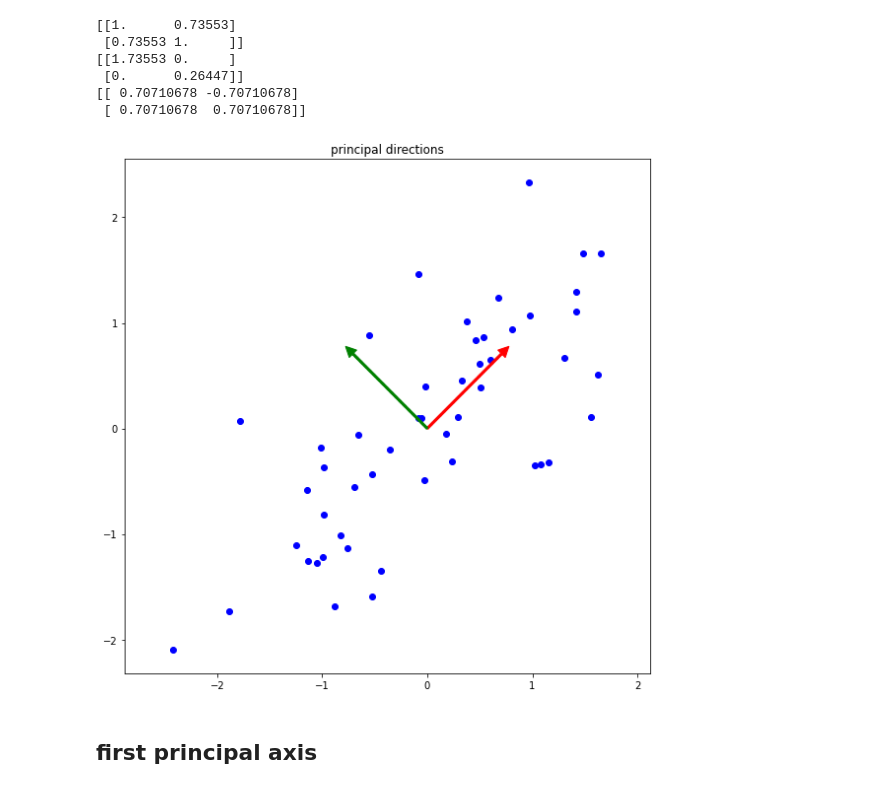
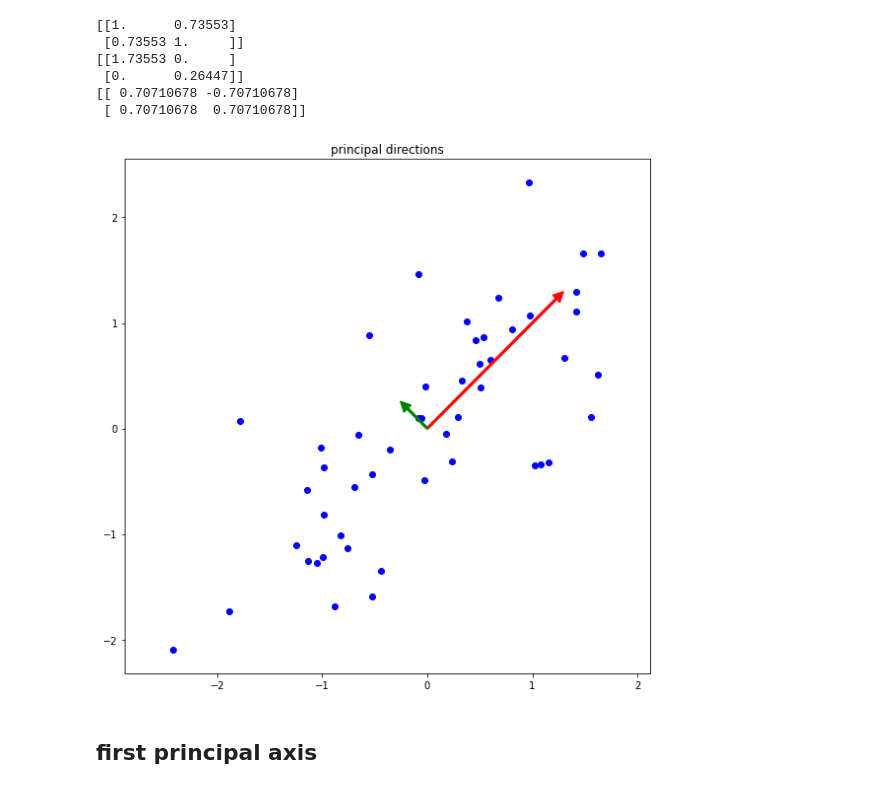
Before and after one commit to bobokyung/assignment-machine-learning, a Jupyter notebook: assignment12/assignment_12.ipynb, the cells around one changed output. Saved outputs shown, nothing was run; the diff lists cells and outputs as text; code cells hidden in the pictures.

```diff
--- a/assignment12/assignment_12.ipynb
+++ b/assignment12/assignment_12.ipynb
@@ -101,20 +101,20 @@ print(U)
 # %%
 def plot_principal_directions(Zfeature,U):
     plt.figure(figsize=(8,8))
     plt.title('principal directions')
     # ===================================================
     plt.scatter(Zfeature[:,0],Zfeature[:,1], c="b", marker="o")
 
-    plt.arrow( 0, 0, U[0][0], U[1][0],width=0.02, head_width = 0.1, head_length = 0.1, color = 'red')
-    plt.arrow(0, 0, U[0][1], U[1][1],width=0.02, head_width = 0.1, head_length = 0.1, color = 'green')
+    plt.arrow( 0, 0, S[0][0]*U[0][0],S[0][0]*U[1][0],width=0.02, head_width = 0.1, head_length = 0.1, color = 'red')
+    plt.arrow(0, 0, S[1][1]*U[0][1], S[1][1]*U[1][1],width=0.02, head_width = 0.1, head_length = 0.1, color = 'green')
 
     plt.axis('equal')
     # ===================================================
     plt.tight_layout()
     plt.show()
 plot_principal_directions(Zfeature,U)
 # %% [output]
-[figure, old version]
+[figure, new version]
 # %% [markdown]
 ## first principal axis
 # %%
```
Also changed, not shown: parts of 1 cell of this notebook.
